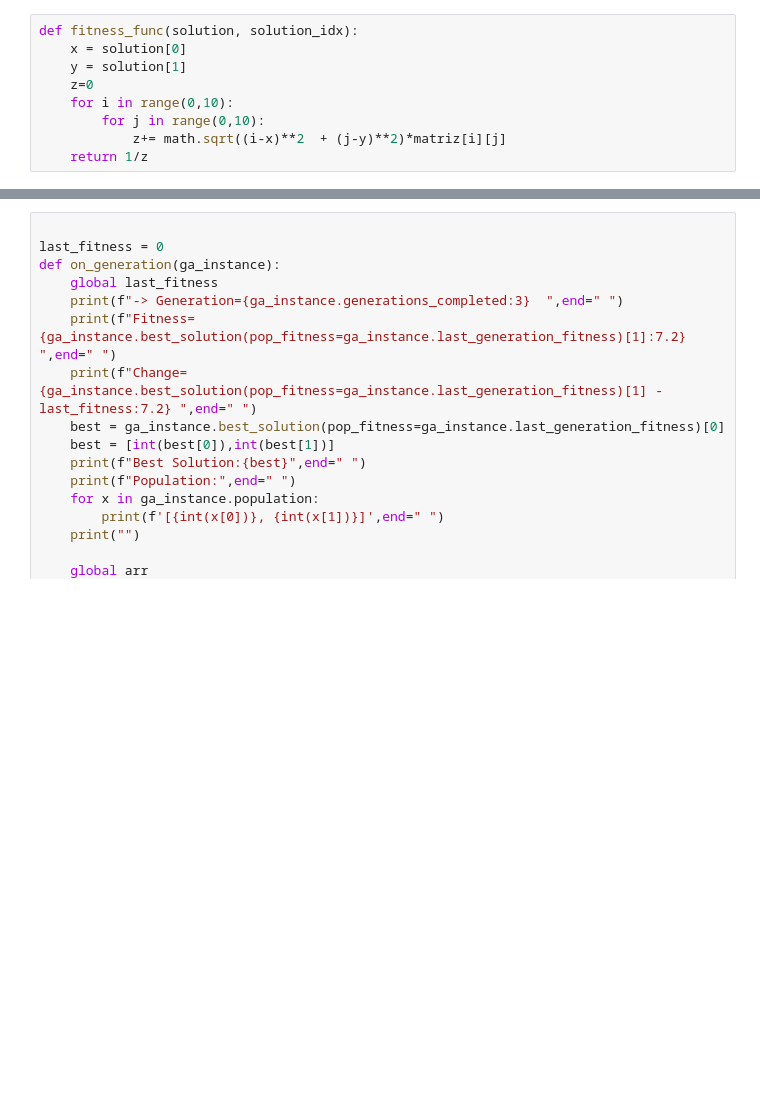
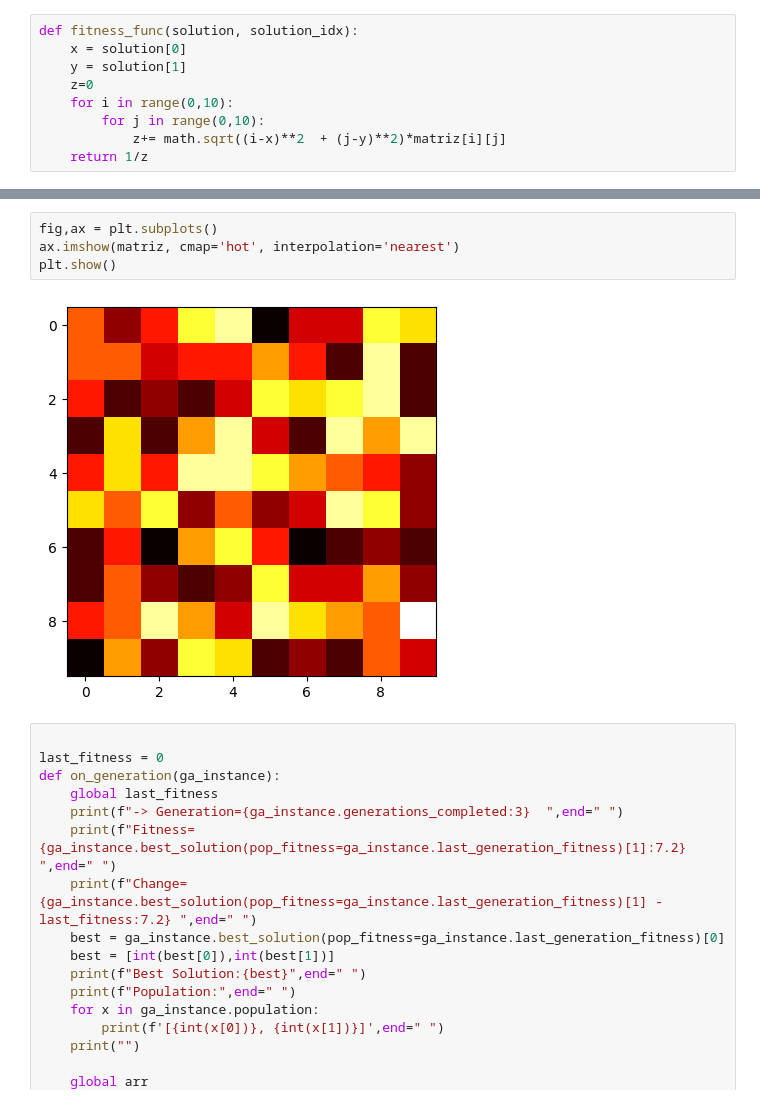
Before and after one commit to fideldalmasso/ic2022, a Jupyter notebook: TP2/notebook2.ipynb, the cells around one changed output, grey strips where cells are left out. Drawn from its saved outputs; the diff is of its cells as text; blank space fills up the shorter version.

```diff
--- a/TP2/notebook2.ipynb
+++ b/TP2/notebook2.ipynb
@@ -32,3 +43,9 @@ def fitness_func(solution, solution_idx):
+# %%
+fig,ax = plt.subplots()
+ax.imshow(matriz, cmap='hot', interpolation='nearest')
+plt.show()
+# %% [output]
+[figure, added]
 # %%
 
 last_fitness = 0
```
Also changed, not shown: parts of 9 cells of this notebook.
